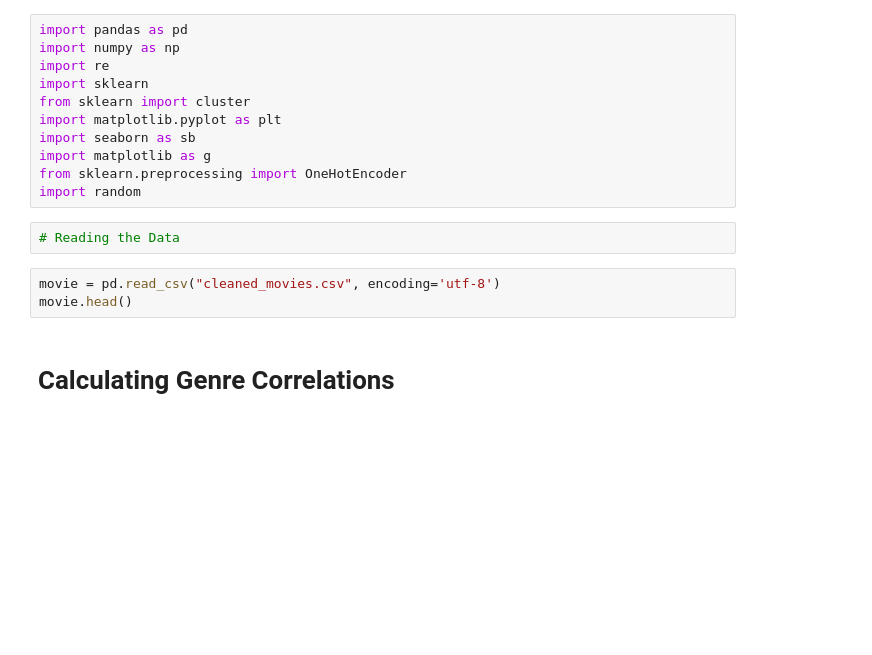
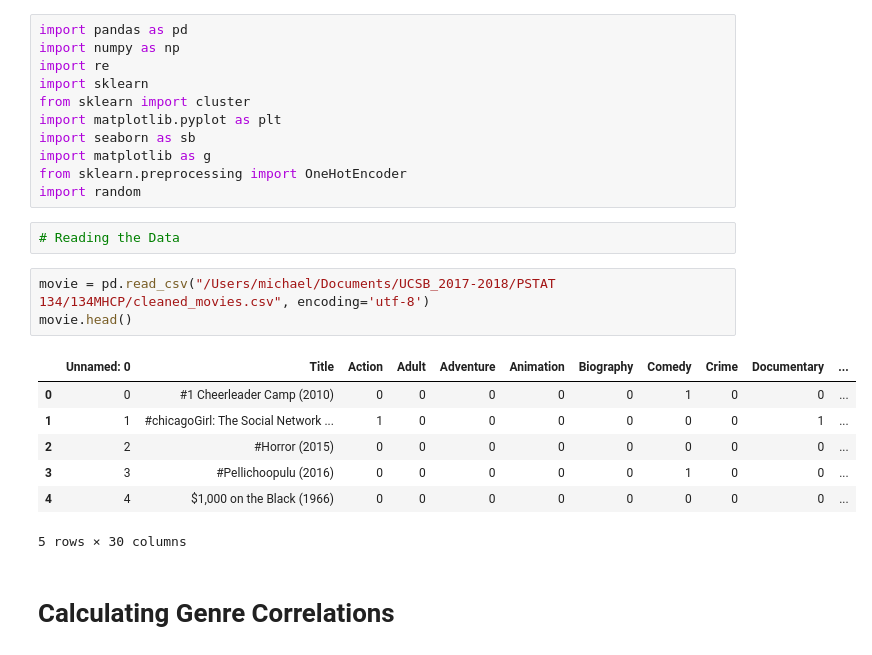
Before and after one commit to ctaruc/134MHCP, a Jupyter notebook: Movie Project Harv-Copy1.ipynb, the cells around one changed output. Drawn from its saved outputs; the diff is of its cells as text; blank space fills up the shorter version.

```diff
--- a/Movie Project Harv-Copy1.ipynb
+++ b/Movie Project Harv-Copy1.ipynb
@@ -12,8 +12,16 @@ import random
 # %%
 # Reading the Data
 # %%
-movie = pd.read_csv("cleaned_movies.csv", encoding='utf-8')
+movie = pd.read_csv("/Users/michael/Documents/UCSB_2017-2018/PSTAT 134/134MHCP/cleaned_movies.csv", encoding='utf-8')
 movie.head()
+# %% [output]
+|  | Unnamed: 0 | Title | Action | Adult | Adventure | Animation | Biography | Comedy | Crime | Documentary | ... |
+| 0 | 0 | #1 Cheerleader Camp (2010) | 0 | 0 | 0 | 0 | 0 | 1 | 0 | 0 | ... |
+| 1 | 1 | #chicagoGirl: The Social Network ... | 1 | 0 | 0 | 0 | 0 | 0 | 0 | 1 | ... |
+| 2 | 2 | #Horror (2015) | 0 | 0 | 0 | 0 | 0 | 0 | 0 | 0 | ... |
+| 3 | 3 | #Pellichoopulu (2016) | 0 | 0 | 0 | 0 | 0 | 1 | 0 | 0 | ... |
+| 4 | 4 | $1,000 on the Black (1966) | 0 | 0 | 0 | 0 | 0 | 0 | 0 | 0 | ... |
+5 rows × 30 columns
 # %% [markdown]
 # Calculating Genre Correlations
 # %%
```
Also changed, not shown: parts of 28 cells of this notebook, 4 other files.
